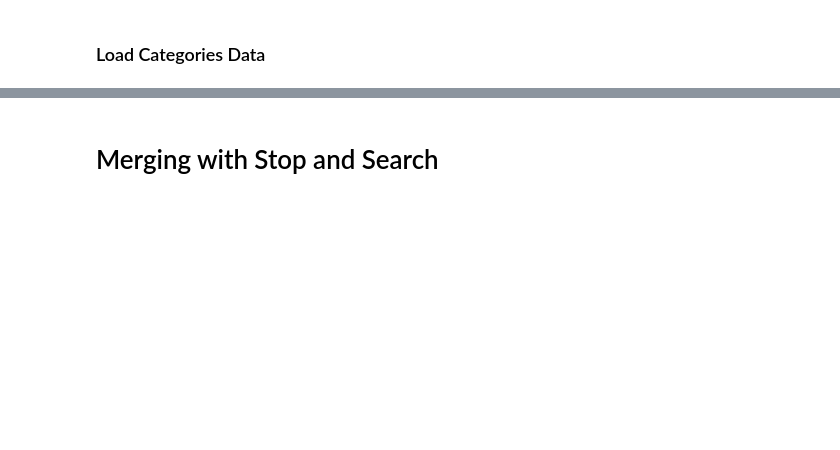
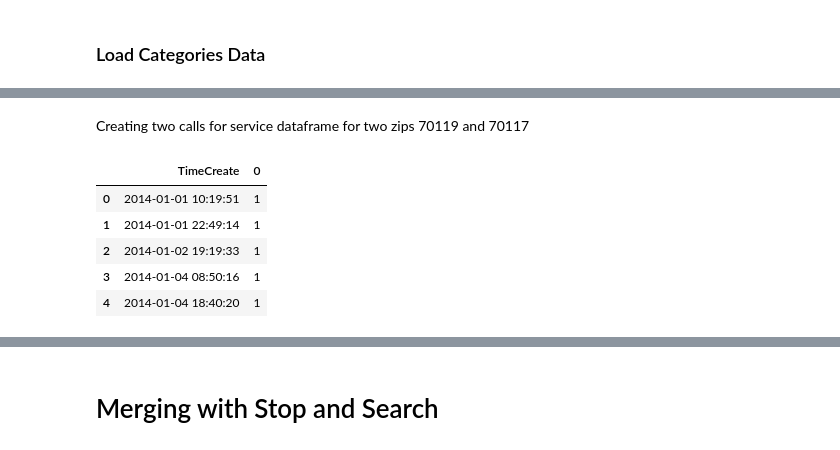
Before and after one commit to nikhilba/NOLA, a Jupyter notebook: Analysis/Calls_for_Service.ipynb, the cells around one changed output, grey strips where cells are left out. Drawn from its saved outputs; the diff is of its cells as text; code cells hidden in the pictures; blank space fills up the shorter version.

```diff
--- a/Analysis/Calls_for_Service.ipynb
+++ b/Analysis/Calls_for_Service.ipynb
@@ -75,2 +48,0 @@ Index([u'NOPD_Item', u'Type_', u'TypeText', u'Priority', u'InitialType',
-# %%
-cfs_df = cfs_df[cfs_df.Disposition.str.strip() == 'RTF']
@@ -221,0 +51,5 @@ crime_sum.head()
+# %%
+cfs_df.TimeArrive = pd.to_datetime(cfs_df.TimeArrive)
+cfs_df.TimeCreate= pd.to_datetime(cfs_df.TimeCreate)
+cfs_df.TimeClosed = pd.to_datetime(cfs_df.TimeClosed)
+cfs_df.TimeDispatch = pd.to_datetime(cfs_df.TimeDispatch)
@@ -221,0 +81,18 @@ crime_sum.head()
+# %%
+two_zips_df = cfs_df[(cfs_df.Zip==70117) | (cfs_df.Zip==70119)]
+# %% [markdown]
+Creating two calls for service dataframe for two zips 70119 and 70117
+# %%
+zip_1_df = two_zips_df[two_zips_df.Zip==70117]
+zip_1_df = zip_1_df.groupby(zip_1_df.TimeCreate).size().reset_index()
+zip_2_df = two_zips_df[two_zips_df.Zip==70119]
+zip_2_df = zip_2_df.groupby(zip_2_df.TimeCreate).size().reset_index()
+# %%
+zip_1_df.head()
+# %% [output]
+|  | TimeCreate | 0 |
+| 0 | 2014-01-01 10:19:51 | 1 |
+| 1 | 2014-01-01 22:49:14 | 1 |
+| 2 | 2014-01-02 19:19:33 | 1 |
+| 3 | 2014-01-04 08:50:16 | 1 |
+| 4 | 2014-01-04 18:40:20 | 1 |
```
Also changed, not shown: parts of 129 cells of this notebook, 1 other file.
